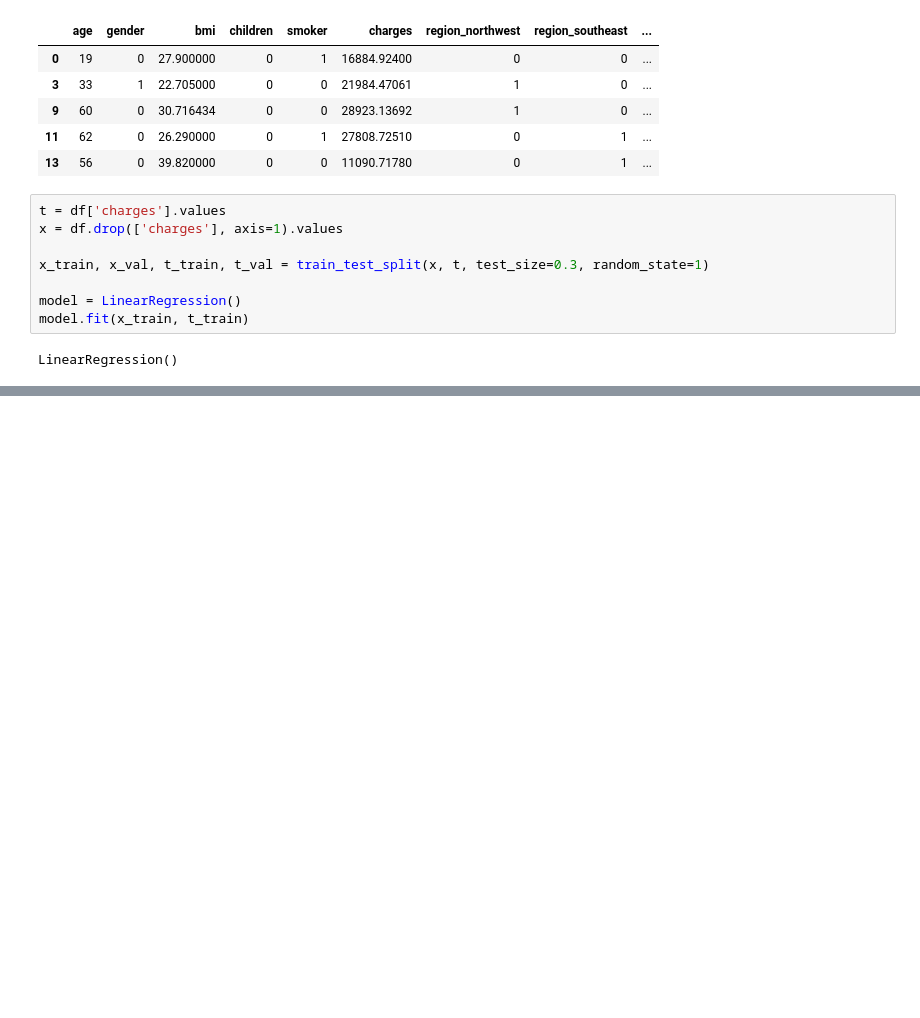
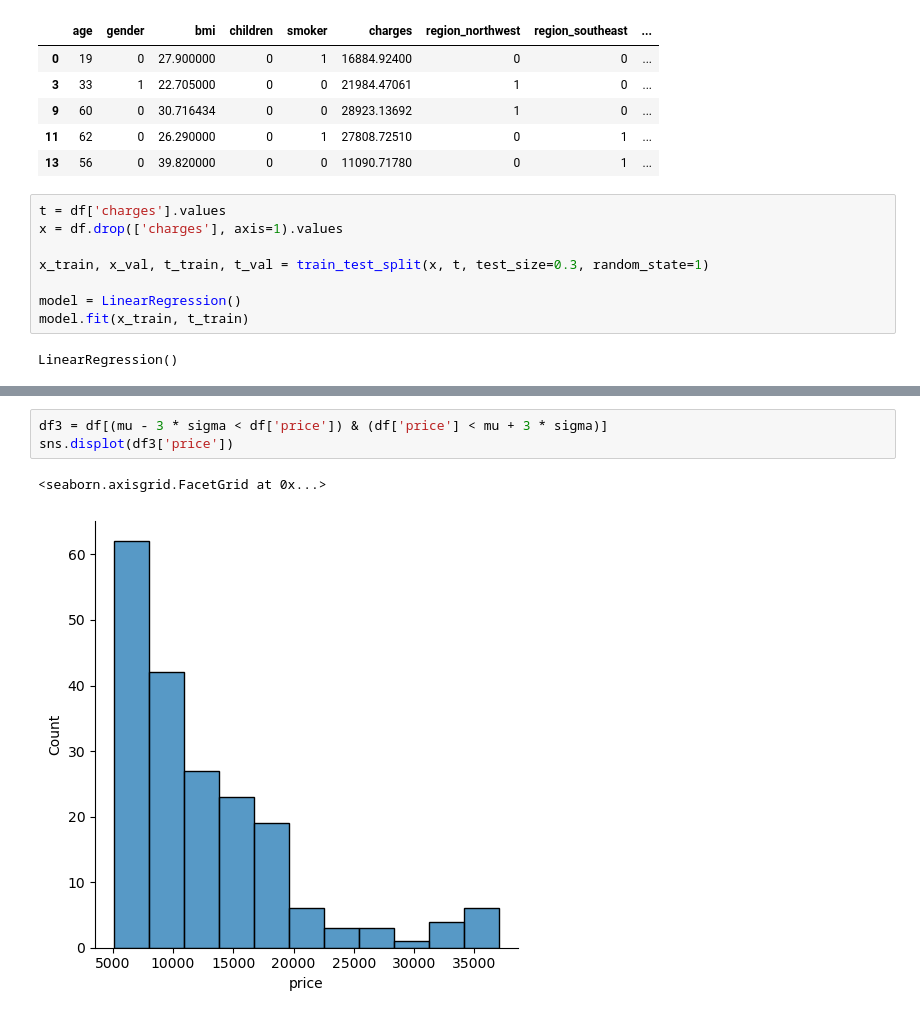
Before and after one commit to ono5/python-datascience, a Jupyter notebook: machine-learning-1.ipynb, the cells around one changed output, grey strips where cells are left out. Saved outputs shown, nothing was run; the diff lists cells and outputs as text; blank space fills up the shorter version.

```diff
--- a/machine-learning-1.ipynb
+++ b/machine-learning-1.ipynb
@@ -618,0 +880,6 @@ LinearRegression()
+# %%
+df3 = df[(mu - 3 * sigma < df['price']) & (df['price'] < mu + 3 * sigma)]
+sns.displot(df3['price'])
+# %% [output]
+<seaborn.axisgrid.FacetGrid at 0x...>
+[figure, added]
```
Also changed, not shown: parts of 38 cells of this notebook, 11 other files.
